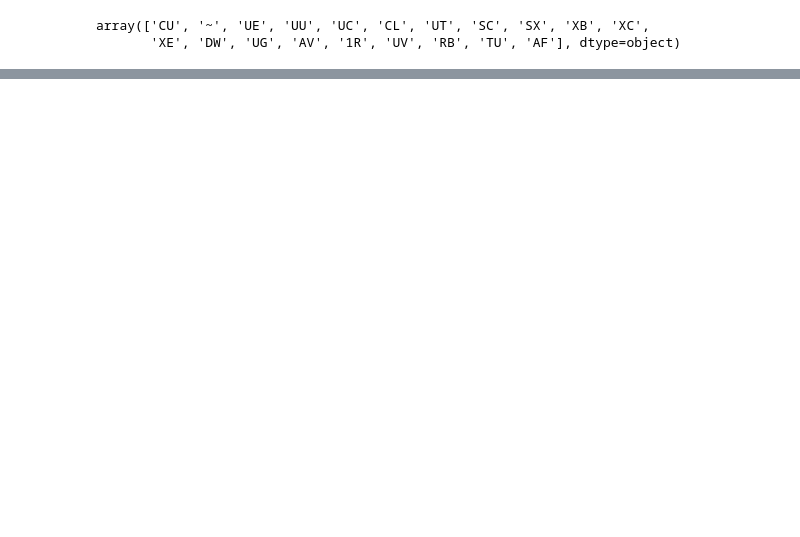
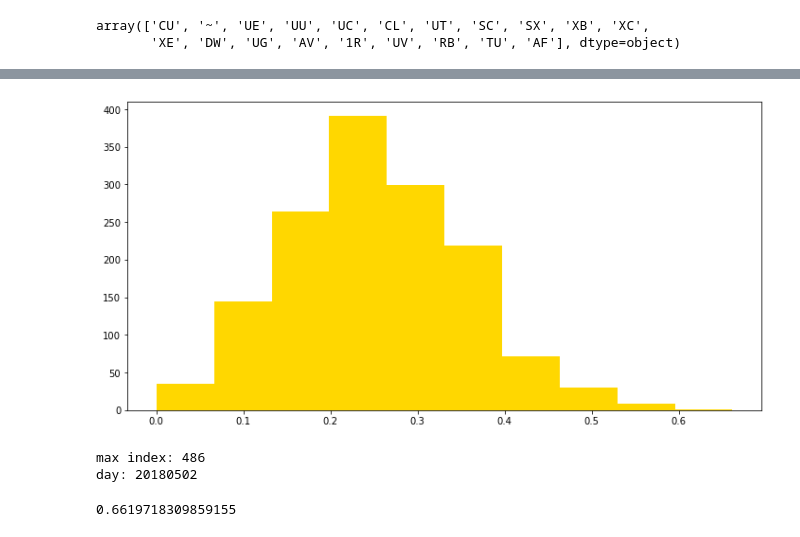
Before and after one commit to owiygul/DAEN-690-Group-2-Rescue-Me, a Jupyter notebook: capacity_analysis.ipynb, the cells around one changed output, grey strips where cells are left out. Drawn from its saved outputs; the diff is of its cells as text; code cells hidden in the pictures; blank space fills up the shorter version.

```diff
--- a/capacity_analysis.ipynb
+++ b/capacity_analysis.ipynb
@@ -214,5 +178,4 @@ array(['engine', 'medic', 'truck/tiller/tower', 'rescue squad',
 # %%
-%%time
 def process_df(df):
     # intialize values for the whole fleet
     current_dict={}
@@ -243,6 +206,13 @@ def process_df(df):
 
         # check length of set vs. max
         current_num = len(current_dict)
+
+        # get number that are "out of zone"
+        out_of_zone_count=0
+        for v in current_dict.values():
+            if v['IncidentBattalion'] != v['UnitBattalion']:
+                out_of_zone_count+=1
+
         if current_num > max_deployment:
             max_deployment=len(current_dict) # record a new max number of unique units deployed
             print('new max deployed #:',len(current_dict),row['CAD_Timestamp'])
@@ -250,15 +220,22 @@ def process_df(df):
 
         # populate the dict that will track the max % deployed per day
         current_deploy_per=current_num/unique_unit_count
+
+        # get % deployed from out of zone
+        if len(current_dict)>0:
+            out_of_zone_per=out_of_zone_count/len(current_dict)
+        else:
+            out_of_zone_per=0.0
+
         if row['day'] not in day_max_dict:
-            day_max_dict[row['day']]=current_deploy_per
+            day_max_dict[row['day']]=(current_deploy_per,out_of_zone_per)
         else:
-            if current_deploy_per > day_max_dict[row['day']]:
-                day_max_dict[row['day']]=current_deploy_per
+            if current_deploy_per > day_max_dict[row['day']][0]:
+                day_max_dict[row['day']]=(current_deploy_per,out_of_zone_per)
 
     # print('\n','max len dict:',len(max_dict))
     for i,v in max_dict.items():
-        print(i,'|',v['CAD_Timestamp'][0:4],v['CAD_Timestamp'][4:6],v['CAD_Timestamp'][6:8],v['CAD_Timestamp'])
+        print(i,'|',v['CAD_Timestamp'][0:4],v['CAD_Timestamp'][4:6],v['CAD_Timestamp'][6:8],v['CAD_Timestamp'],v['IncidentBattalion'],v['UnitBattalion'],v['IncidentBattalion']==v['UnitBattalion'])
 
     # return a dictionary with the max % deployed by day, as well as a count of the max # deployed
     return day_max_dict, max_deployment
@@ -420,3 +439,21 @@ plt.show()
+# %%
+# this time view from an out of sector perspective
+plt.hist([pair[1] for pair in overall_day_max_dict.values()],color='gold')
+plt.show()
+# %% [output]
+[figure, added]
+# %%
+# find the day of our max for out of sector %
+oos_list=[pair[1] for pair in overall_day_max_dict.values()]
+list_max=max(oos_list)
+max_index=list(oos_list).index(list_max)
+print('max index:',max_index)
+print('day:',list(overall_day_max_dict.keys())[max_index])
+list(oos_list)[max_index]
+# %% [output]
+max index: 486
+day: 20180502
+0.6619718309859155
 # %%
 plt.hist(list(essential_day_max_dict.values()),color='purple')
 plt.show()
```
Also changed, not shown: parts of 34 cells of this notebook.
